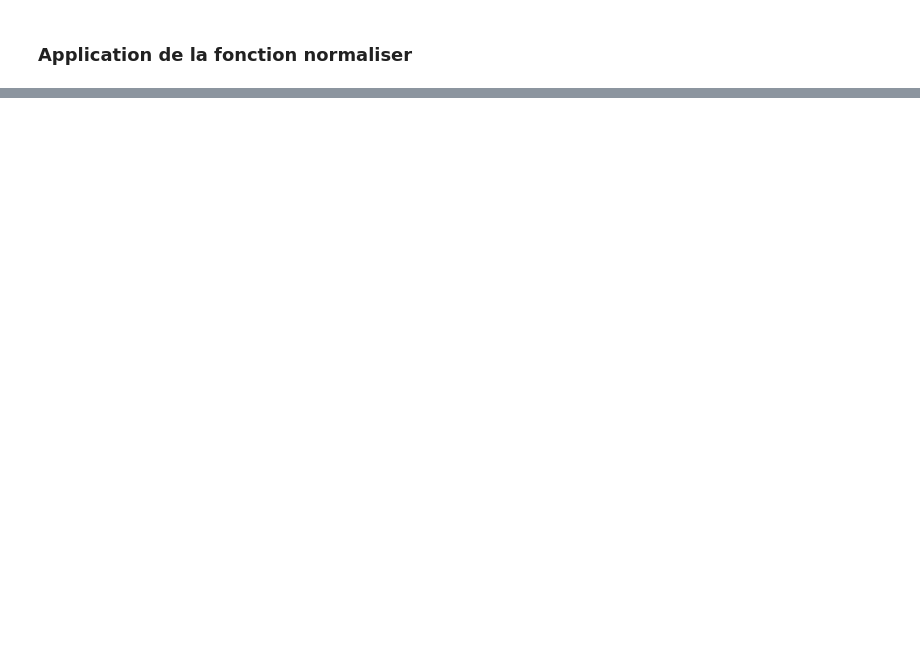
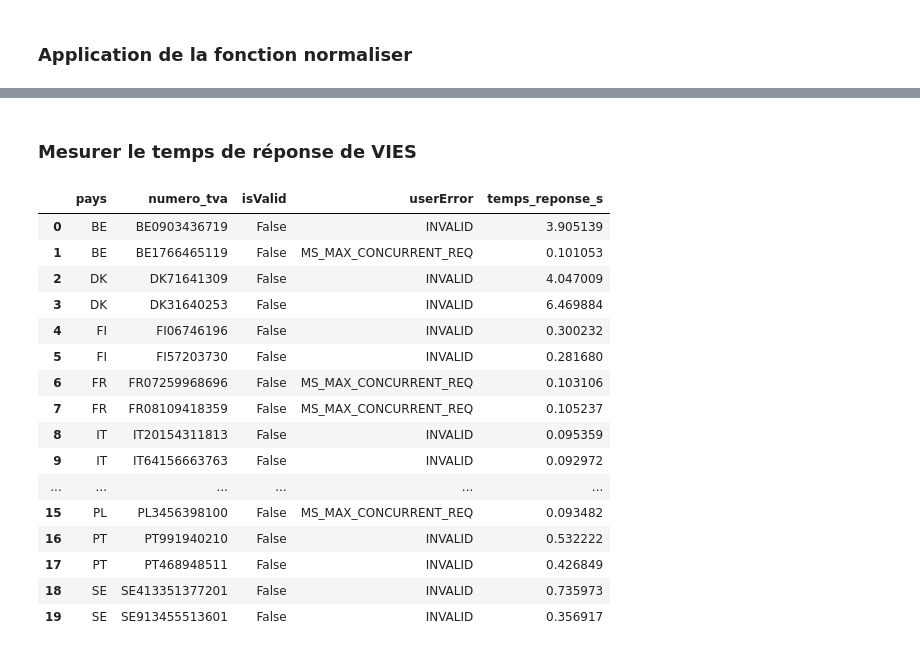
Before and after one commit to DarkSpharx/TVA_API-VIES, a Jupyter notebook: notebook/nettoyage.ipynb, the cells around one changed output, grey strips where cells are left out. Cells and saved outputs as stored; diff of their text form; code cells hidden in the pictures; blank space fills up the shorter version.

```diff
--- a/notebook/nettoyage.ipynb
+++ b/notebook/nettoyage.ipynb
@@ -37,0 +63,8 @@ df["tva_normalisee"] = df["numero_tva"].fillna("").apply(normaliser)
+# %%
+df_avec_numero = df.loc[non_vide]
+df_numeros_uniques = df_avec_numero.drop_duplicates("tva_normalisee")
+df_sans_numero = df.loc[~non_vide]
+df_dedoublonne = pd.concat([df_numeros_uniques, df_sans_numero])
+
+display(df_dedoublonne.head())
+print(df_dedoublonne.shape[0])
@@ -37,0 +147,5 @@ df["tva_normalisee"] = df["numero_tva"].fillna("").apply(normaliser)
+# %%
+df_candidats_vies = df_dedoublonne.loc[
+    df_dedoublonne["motif_controle_structurel"] == "ok"
+]
+print(df_candidats_vies.shape[0])
@@ -37,0 +169,6 @@ df["tva_normalisee"] = df["numero_tva"].fillna("").apply(normaliser)
+# %%
+echantillon_vies = df_candidats_vies.groupby(
+    df_candidats_vies["tva_normalisee"].str[:2]
+).sample(n=2, random_state=42)
+
+display(echantillon_vies[["tva_normalisee"]])
@@ -37,0 +193,49 @@ df["tva_normalisee"] = df["numero_tva"].fillna("").apply(normaliser)
+# %% [markdown]
+### Mesurer le temps de réponse de VIES
+# %%
+import time
+import requests
+
+mesures_vies = []
+
+for numero_complet in echantillon_vies["tva_normalisee"]:
+    pays = numero_complet[:2]
+    numero = numero_complet[2:]
+    url = f"https://ec.europa.eu/taxation_customs/vies/rest-api/ms/{pays}/vat/{numero}"
+
+    debut = time.perf_counter()
+    reponse = requests.get(url, timeout=30)
+    temps = time.perf_counter() - debut
+    reponse.raise_for_status()
+    donnees = reponse.json()
+
+    mesures_vies.append({
+        "pays": pays,
+        "numero_tva": numero_complet,
+        "isValid": donnees.get("isValid"),
+        "userError": donnees.get("userError"),
+        "temps_reponse_s": temps,
+    })
+
+    time.sleep(1)
+
+df_temps_vies = pd.DataFrame(mesures_vies)
+display(df_temps_vies)
+# %% [output]
+|  | pays | numero_tva | isValid | userError | temps_reponse_s |
+| 0 | BE | BE0903436719 | False | INVALID | 3.905139 |
+| 1 | BE | BE1766465119 | False | MS_MAX_CONCURRENT_REQ | 0.101053 |
+| 2 | DK | DK71641309 | False | INVALID | 4.047009 |
+| 3 | DK | DK31640253 | False | INVALID | 6.469884 |
+| 4 | FI | FI06746196 | False | INVALID | 0.300232 |
+| 5 | FI | FI57203730 | False | INVALID | 0.281680 |
+| 6 | FR | FR07259968696 | False | MS_MAX_CONCURRENT_REQ | 0.103106 |
+| 7 | FR | FR08109418359 | False | MS_MAX_CONCURRENT_REQ | 0.105237 |
+| 8 | IT | IT20154311813 | False | INVALID | 0.095359 |
+| 9 | IT | IT64156663763 | False | INVALID | 0.092972 |
+| ... | ... | ... | ... | ... | ... |
+| 15 | PL | PL3456398100 | False | MS_MAX_CONCURRENT_REQ | 0.093482 |
+| 16 | PT | PT991940210 | False | INVALID | 0.532222 |
+| 17 | PT | PT468948511 | False | INVALID | 0.426849 |
+| 18 | SE | SE413351377201 | False | INVALID | 0.735973 |
+| 19 | SE | SE913455513601 | False | INVALID | 0.356917 |
```
Also changed, not shown: parts of 27 cells of this notebook, 2 other files.
